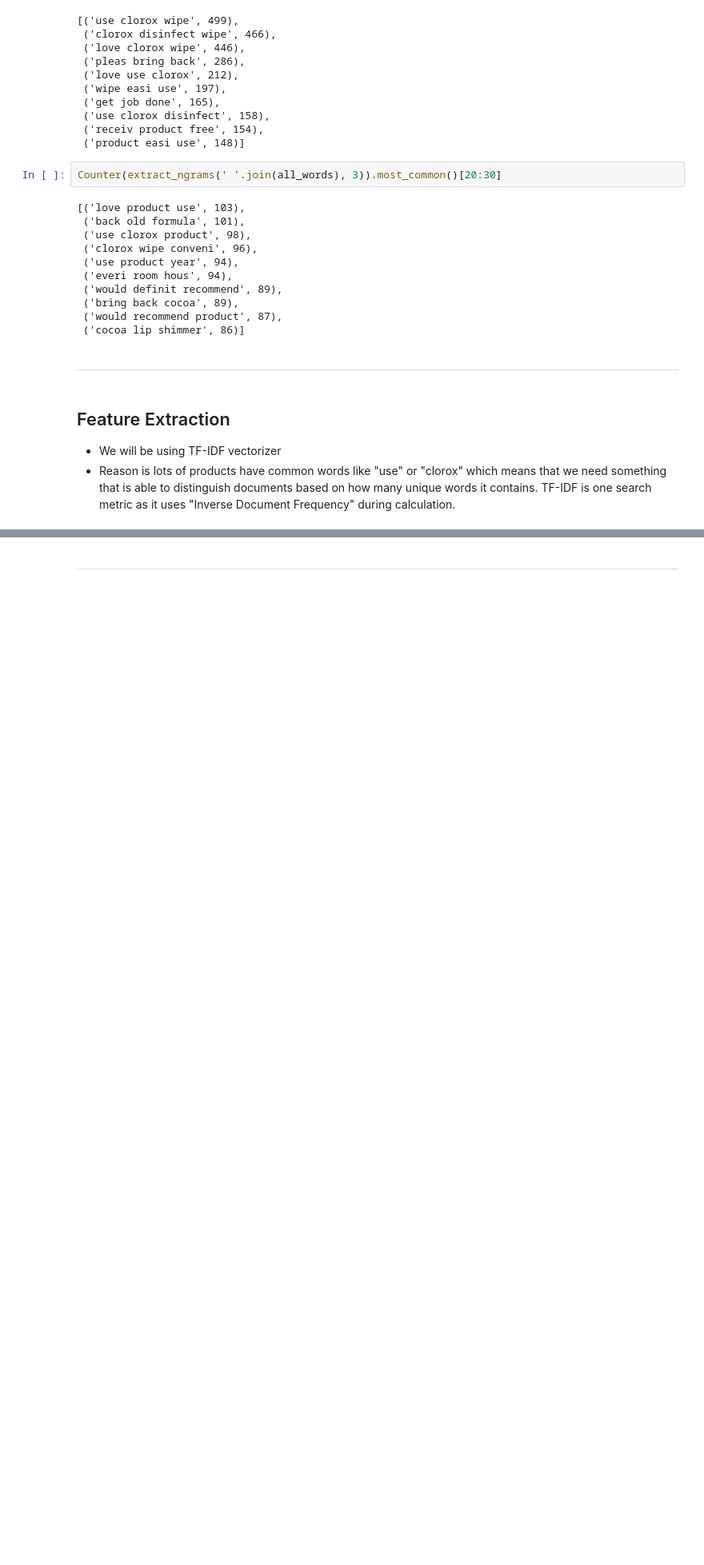
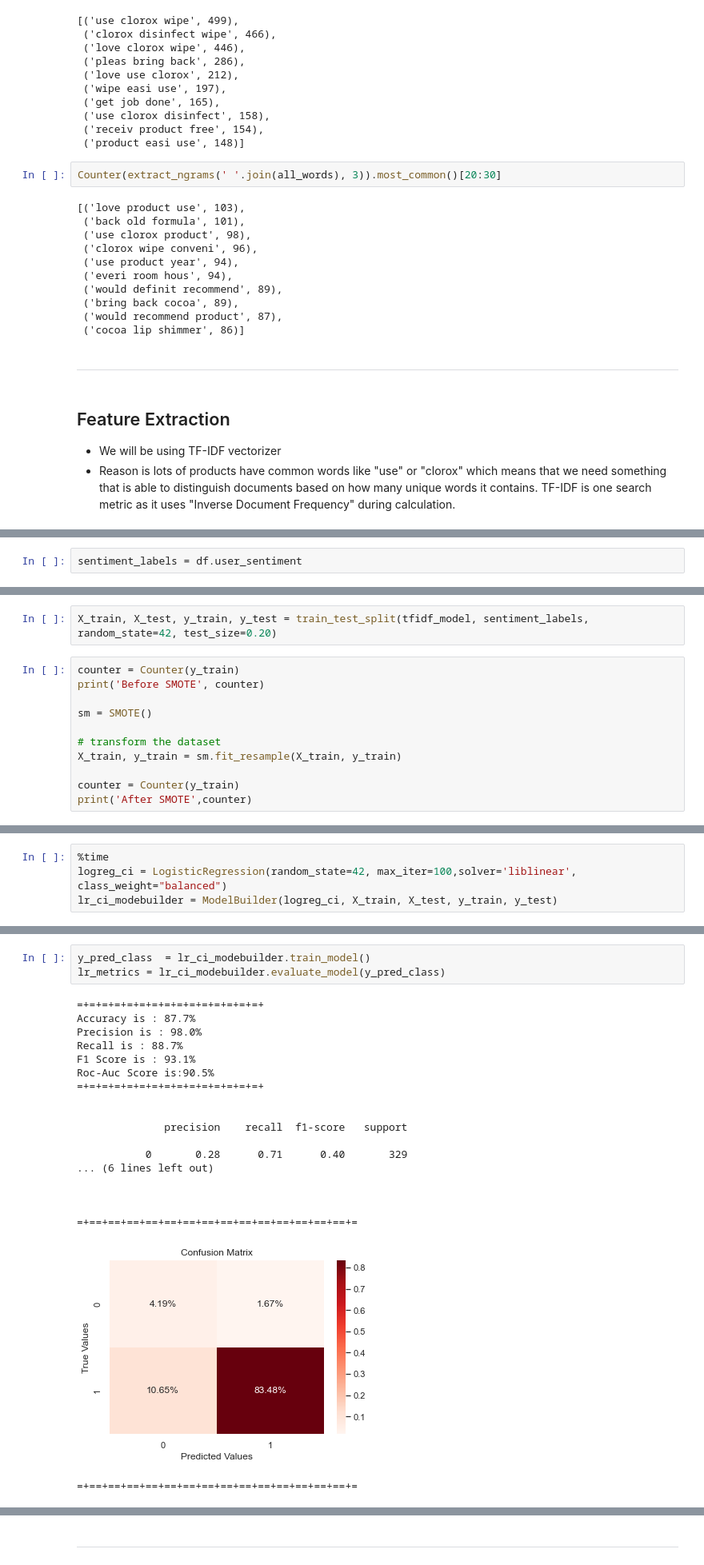
Before and after one commit to ayushxx7/SentimentBasedProductRecommendationSystem, a Jupyter notebook: capstone.ipynb, the cells around one changed output, grey strips where cells are left out. Shown at 80% size. Drawn from its saved outputs; the diff is of its cells as text; blank space fills up the shorter version.

```diff
--- a/capstone.ipynb
+++ b/capstone.ipynb
@@ -1658,0 +1895,2 @@ Counter(extract_ngrams(' '.join(all_words), 3)).most_common()[20:30]
+# %%
+sentiment_labels = df.user_sentiment
@@ -1658,0 +1910,13 @@ Counter(extract_ngrams(' '.join(all_words), 3)).most_common()[20:30]
+# %%
+X_train, X_test, y_train, y_test = train_test_split(tfidf_model, sentiment_labels, random_state=42, test_size=0.20)
+# %%
+counter = Counter(y_train)
+print('Before SMOTE', counter)
+
+sm = SMOTE()
+
+# transform the dataset
+X_train, y_train = sm.fit_resample(X_train, y_train)
+
+counter = Counter(y_train)
+print('After SMOTE',counter)
@@ -1658,0 +2010,4 @@ Counter(extract_ngrams(' '.join(all_words), 3)).most_common()[20:30]
+# %%
+%time
+logreg_ci = LogisticRegression(random_state=42, max_iter=100,solver='liblinear', class_weight="balanced")
+lr_ci_modebuilder = ModelBuilder(logreg_ci, X_train, X_test, y_train, y_test)
@@ -1658,0 +2017,23 @@ Counter(extract_ngrams(' '.join(all_words), 3)).most_common()[20:30]
+# %%
+y_pred_class  = lr_ci_modebuilder.train_model()
+lr_metrics = lr_ci_modebuilder.evaluate_model(y_pred_class)
+# %% [output]
+=+=+=+=+=+=+=+=+=+=+=+=+=+=+=+
+Accuracy is : 87.7%
+Precision is : 98.0%
+Recall is : 88.7%
+F1 Score is : 93.1%
+Roc-Auc Score is:90.5%
+=+=+=+=+=+=+=+=+=+=+=+=+=+=+=+
+
+
+              precision    recall  f1-score   support
+
+           0       0.28      0.71      0.40       329
+... (6 lines left out)
+
+
+
+=+==+==+==+==+==+==+==+==+==+==+==+==+==+==+=
+[figure, added]
+=+==+==+==+==+==+==+==+==+==+==+==+==+==+==+=
```
Also changed, not shown: parts of 75 cells of this notebook, 1 other file.
